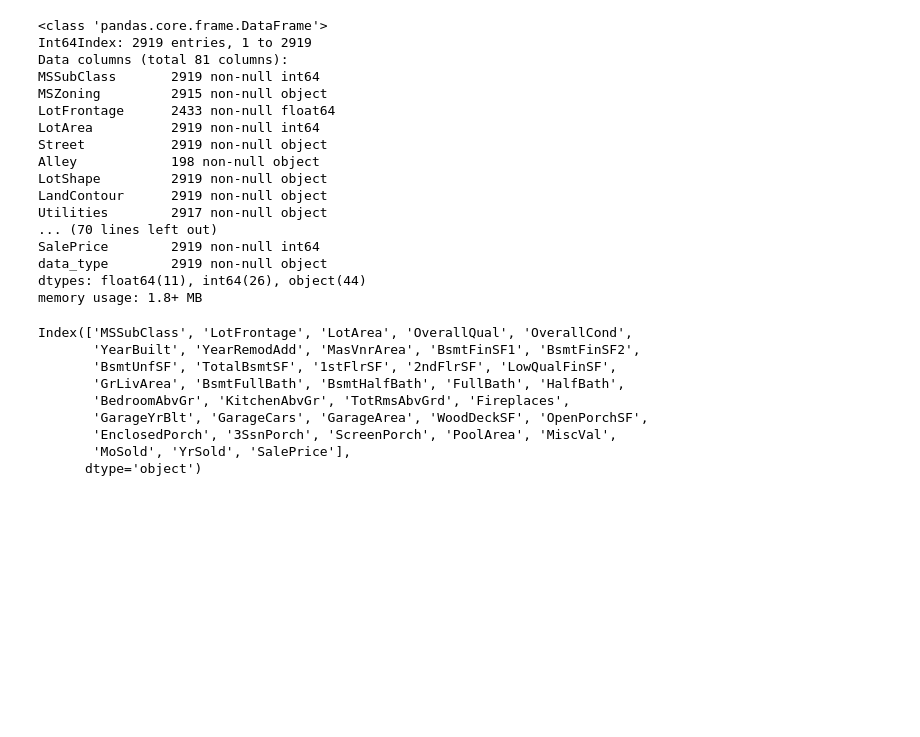
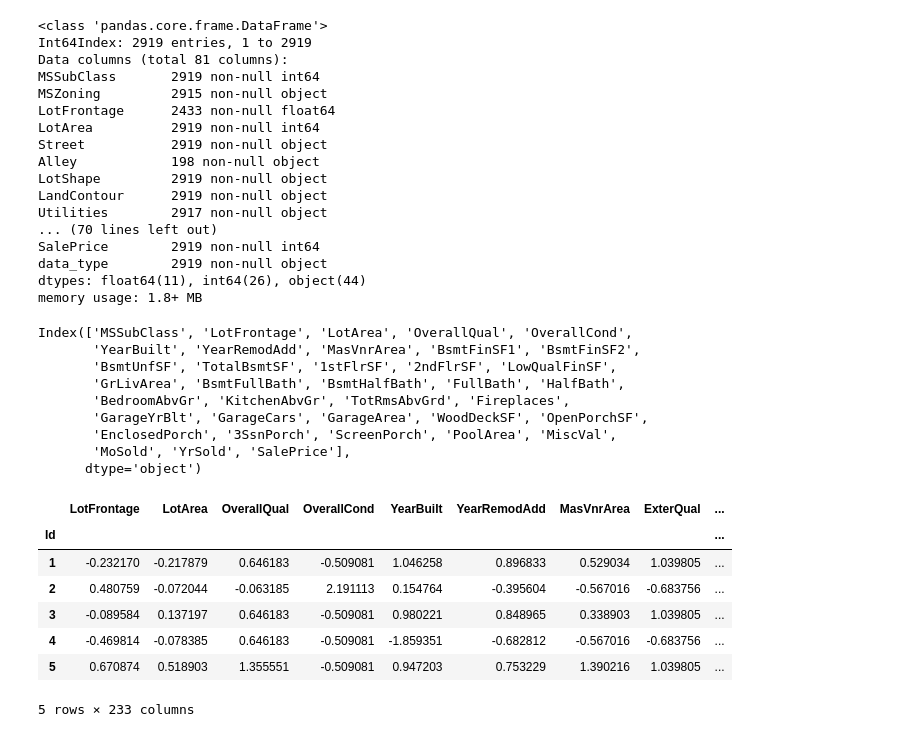
Before and after one commit to radhavrmk/MNN, a Jupyter notebook: notebooks/final_EDA_v0.1.ipynb, the cells around one changed output. Drawn from its saved outputs; the diff is of its cells as text; code cells hidden in the pictures; blank space fills up the shorter version.

Commit message:
EDA - fixes write method, fixed Basement Qual and Cond columns ordinal conversion

```diff
--- a/notebooks/final_EDA_v0.1.ipynb
+++ b/notebooks/final_EDA_v0.1.ipynb
@@ -2,7 +2,8 @@
 import numpy as np
 import pandas as pd
 from sklearn.preprocessing import StandardScaler
-pd.set_option('display.max_columns', 100)
+pd.set_option("display.max_columns", 100)
+pd.set_option("display.max_info_columns", 300)
 # %%
 def load_test_train_data() :
 
@@ -39,7 +40,7 @@ def write_processed_files(df):
     train.to_csv("../data/processed_data/train_processed.csv",index=False)
     test.to_csv("../data/processed_data/test_processed.csv", index=False)
 
-    return None
+    return df
 # %%
 def get_column_names_by_type(df):
     numeric_columns = df.describe().columns
@@ -76,8 +77,8 @@ def impute_null_fields(df):
     df["LotFrontage"] = df["LotFrontage"].fillna(df.groupby("Neighborhood")["LotFrontage"].transform("mean"))
     df["MasVnrType"] = df["MasVnrType"].fillna("None")
     df["MasVnrArea"] = df["MasVnrArea"].fillna(0.0)
-    df["BsmtQual"] = df["BsmtQual"].fillna("NoBsmt")
-    df["BsmtCond"] = df["BsmtCond"].fillna("NoBsmt")
+    df["BsmtQual"] = df["BsmtQual"].fillna("None")
+    df["BsmtCond"] = df["BsmtCond"].fillna("None")
     df["BsmtExposure"] = df["BsmtExposure"].fillna("NoBsmt")
     df["BsmtFinType1"] = df["BsmtFinType1"].fillna("NoBsmt")
     df["BsmtFinType2"] = df["BsmtFinType2"].fillna("NoBsmt")
@@ -399,3 +400,14 @@ Index(['MSSubClass', 'LotFrontage', 'LotArea', 'OverallQual', 'OverallCond',
        'EnclosedPorch', '3SsnPorch', 'ScreenPorch', 'PoolArea', 'MiscVal',
        'MoSold', 'YrSold', 'SalePrice'],
       dtype='object')
+# %%
+fin_df.head()
+# %% [output]
+|  | LotFrontage | LotArea | OverallQual | OverallCond | YearBuilt | YearRemodAdd | MasVnrArea | ExterQual | ... |
+| Id |  |  |  |  |  |  |  |  | ... |
+| 1 | -0.232170 | -0.217879 | 0.646183 | -0.509081 | 1.046258 | 0.896833 | 0.529034 | 1.039805 | ... |
+| 2 | 0.480759 | -0.072044 | -0.063185 | 2.191113 | 0.154764 | -0.395604 | -0.567016 | -0.683756 | ... |
+| 3 | -0.089584 | 0.137197 | 0.646183 | -0.509081 | 0.980221 | 0.848965 | 0.338903 | 1.039805 | ... |
+| 4 | -0.469814 | -0.078385 | 0.646183 | -0.509081 | -1.859351 | -0.682812 | -0.567016 | -0.683756 | ... |
+| 5 | 0.670874 | 0.518903 | 1.355551 | -0.509081 | 0.947203 | 0.753229 | 1.390216 | 1.039805 | ... |
+5 rows × 233 columns
```
Also changed, not shown: parts of 2 cells of this notebook, 3 other files.
